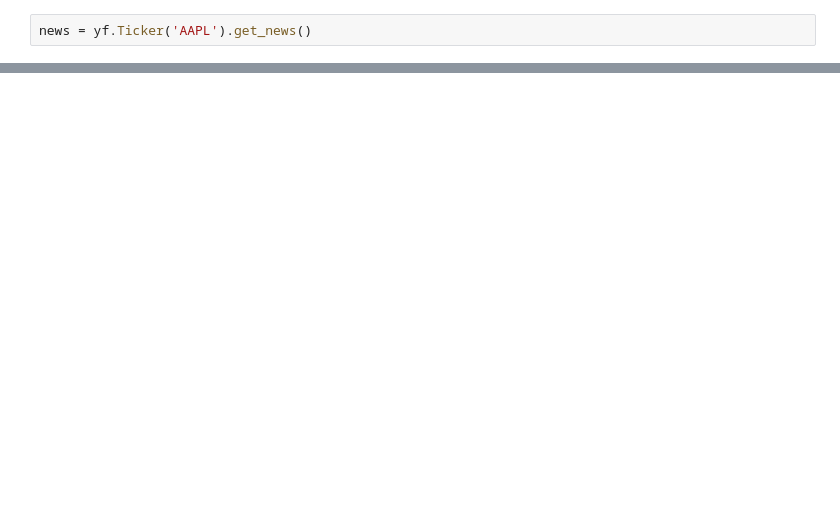
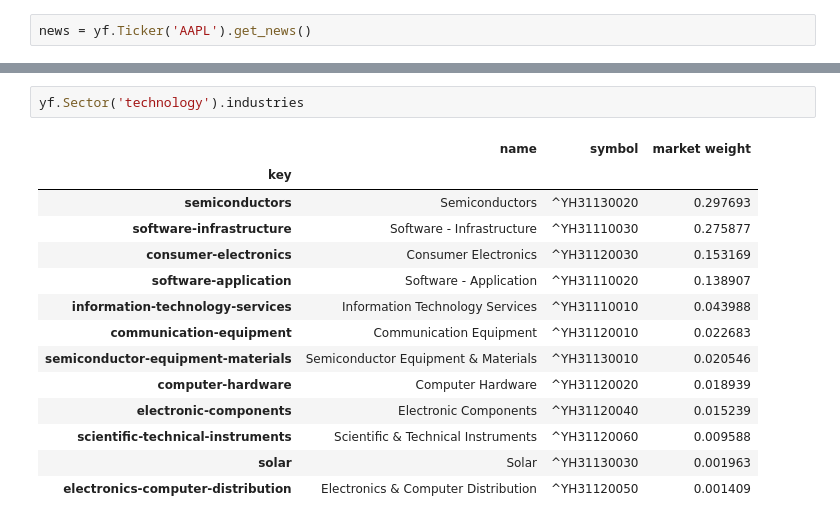
Before and after one commit to KevinGarrison/AI_StockBroker, a Jupyter notebook: notebooks/yfinance.ipynb, the cells around one changed output, grey strips where cells are left out. Saved outputs shown, nothing was run; the diff lists cells and outputs as text; blank space fills up the shorter version.

```diff
--- a/notebooks/yfinance.ipynb
+++ b/notebooks/yfinance.ipynb
@@ -32,0 +101,17 @@ Wedbush analyst, Dan Ives anticipates that Apple Inc. (NASDAQ:AAPL) could increa
+# %%
+yf.Sector('technology').industries
+# %% [output]
+|  | name | symbol | market weight |
+| key |  |  |  |
+| semiconductors | Semiconductors | ^YH31130020 | 0.297693 |
+| software-infrastructure | Software - Infrastructure | ^YH31110030 | 0.275877 |
+| consumer-electronics | Consumer Electronics | ^YH31120030 | 0.153169 |
+| software-application | Software - Application | ^YH31110020 | 0.138907 |
+| information-technology-services | Information Technology Services | ^YH31110010 | 0.043988 |
+| communication-equipment | Communication Equipment | ^YH31120010 | 0.022683 |
+| semiconductor-equipment-materials | Semiconductor Equipment & Materials | ^YH31130010 | 0.020546 |
+| computer-hardware | Computer Hardware | ^YH31120020 | 0.018939 |
+| electronic-components | Electronic Components | ^YH31120040 | 0.015239 |
+| scientific-technical-instruments | Scientific & Technical Instruments | ^YH31120060 | 0.009588 |
+| solar | Solar | ^YH31130030 | 0.001963 |
+| electronics-computer-distribution | Electronics & Computer Distribution | ^YH31120050 | 0.001409 |
```
Also changed, not shown: parts of 12 cells of this notebook, 6 other files.
